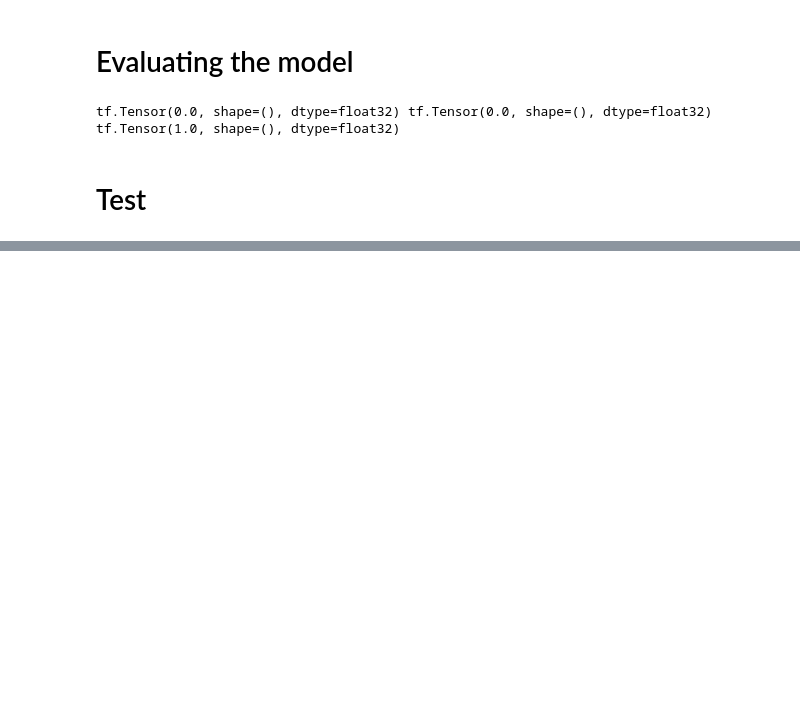
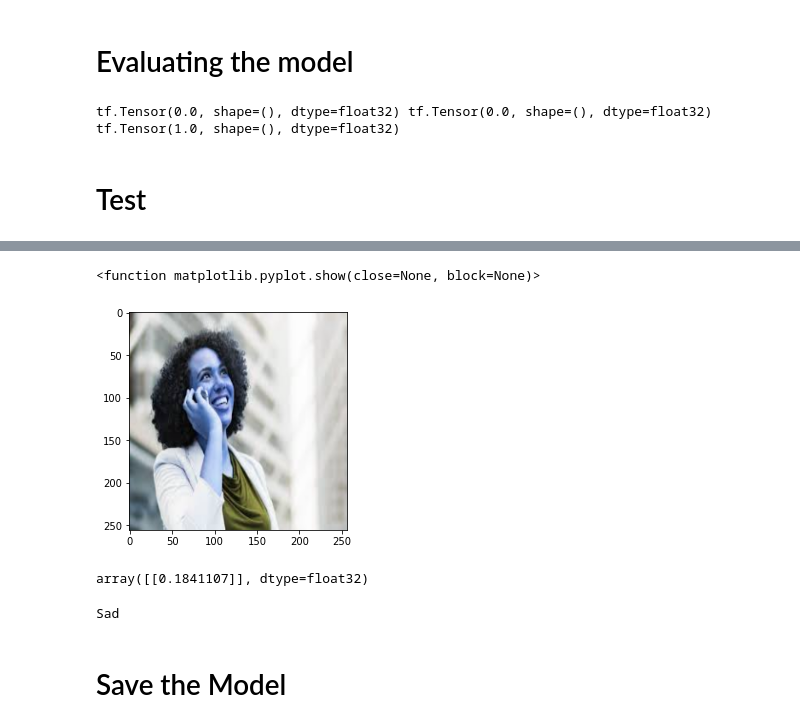
Before and after one commit to nikitakumari014/Image-Classifier-Using-CNN, a Jupyter notebook: ImageClassifier.ipynb, the cells around one changed output, grey strips where cells are left out. Drawn from its saved outputs; the diff is of its cells as text; code cells hidden in the pictures; blank space fills up the shorter version.

```diff
--- a/ImageClassifier.ipynb
+++ b/ImageClassifier.ipynb
@@ -223,0 +226,21 @@ plt.show()
+# %%
+resized = tf.image.resize(img,(256,256))
+plt.imshow(resized.numpy().astype(int))
+plt.show
+# %% [output]
+<function matplotlib.pyplot.show(close=None, block=None)>
+[figure, added]
+# %%
+yhat = model.predict(np.expand_dims(resized/255,0))
+yhat
+# %% [output]
+array([[0.1841107]], dtype=float32)
+# %%
+if yhat > 0.5:
+    print("Happy")
+else:
+    print("Sad")
+# %% [output]
+Sad
+# %% [markdown]
+# Save the Model
```
Also changed, not shown: parts of 4 cells of this notebook, 4 other files.
